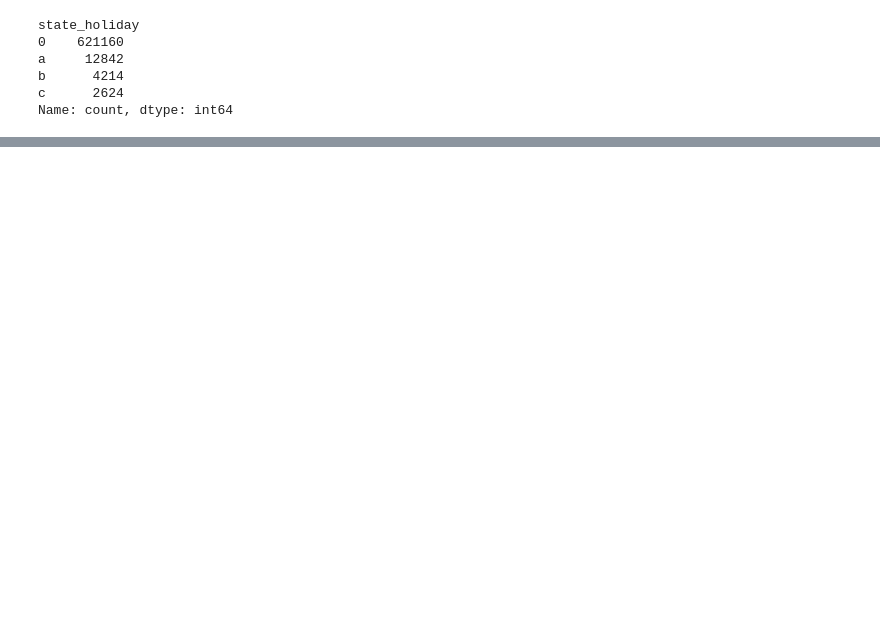
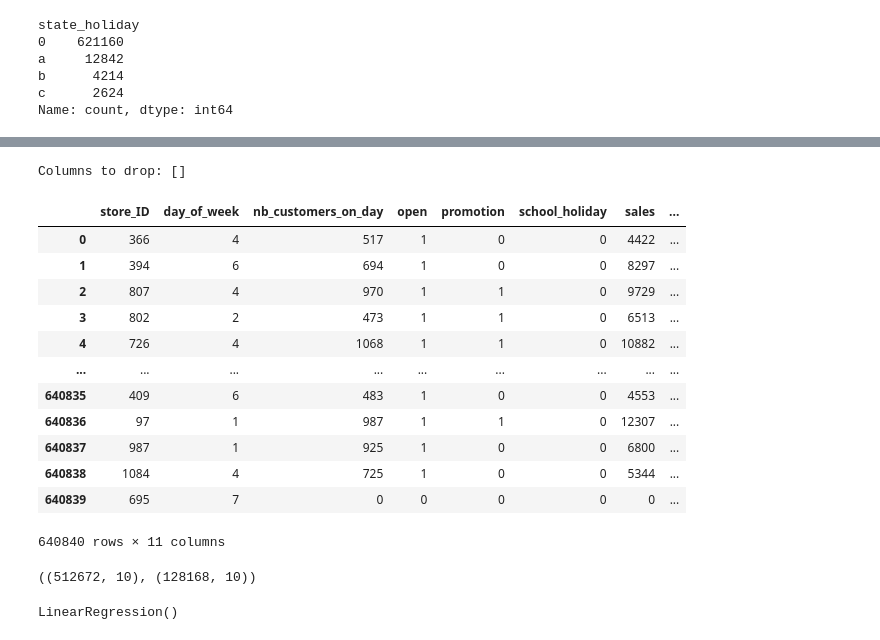
Before and after one commit to perlati/Mini-Project---G2, a Jupyter notebook: sales_g2.ipynb, the cells around one changed output, grey strips where cells are left out. Cells and saved outputs as stored; diff of their text form; code cells hidden in the pictures; blank space fills up the shorter version.

```diff
--- a/sales_g2.ipynb
+++ b/sales_g2.ipynb
@@ -147,4 +311,70 @@ Name: count, dtype: int64
+# %%
+# Identify and drop highly correlated features
+
+threshold = 0.9
+
+#Select the upper triangle of the correlation matrix
+upper = corr_matrix.where(np.triu(np.ones(corr_matrix.shape), k=1).astype(bool))
+
+# Find columns with correlation > threshold
+to_drop = [column for column in upper.columns if any(upper[column].abs() > threshold)]
+
+#show columns to drop
+print("Columns to drop:", to_drop)
+
+# Drop them
+sales_dummy.drop(columns=to_drop)
+# %% [output]
+Columns to drop: []
+|  | store_ID | day_of_week | nb_customers_on_day | open | promotion | school_holiday | sales | ... |
+| 0 | 366 | 4 | 517 | 1 | 0 | 0 | 4422 | ... |
+| 1 | 394 | 6 | 694 | 1 | 0 | 0 | 8297 | ... |
+| 2 | 807 | 4 | 970 | 1 | 1 | 0 | 9729 | ... |
+| 3 | 802 | 2 | 473 | 1 | 1 | 0 | 6513 | ... |
+| 4 | 726 | 4 | 1068 | 1 | 1 | 0 | 10882 | ... |
+| ... | ... | ... | ... | ... | ... | ... | ... | ... |
+| 640835 | 409 | 6 | 483 | 1 | 0 | 0 | 4553 | ... |
+| 640836 | 97 | 1 | 987 | 1 | 1 | 0 | 12307 | ... |
+| 640837 | 987 | 1 | 925 | 1 | 0 | 0 | 6800 | ... |
+| 640838 | 1084 | 4 | 725 | 1 | 0 | 0 | 5344 | ... |
+| 640839 | 695 | 7 | 0 | 0 | 0 | 0 | 0 | ... |
+640840 rows × 11 columns
 # %%
+# Split the data into training and testing sets
+
 from sklearn.model_selection import train_test_split
 
 from sklearn.model_selection import train_test_split
+
+
+# Separate predictors (X) and target (y)
+X = sales_dummy.drop(columns='sales')  # Replace 'Type' with your actual target column if different
+y = sales_dummy['sales']
+
+# Split: 80% training, 20% testing
+X_train, X_test, y_train, y_test = train_test_split(X, y, test_size=0.2, random_state=42)
+
+# Confirm dimensions
+X_train.shape, X_test.shape
+# %% [output]
+((512672, 10), (128168, 10))
+# %%
+# Preprocess the data: Scaling
+
+from sklearn.impute import SimpleImputer
+from sklearn.linear_model import LinearRegression
+from sklearn.preprocessing import StandardScaler
+
+scaler = StandardScaler()
+
+# Fit scaler only on training set
+X_train_scaled = scaler.fit_transform(X_train)
+
+# Apply same transformation to test set
+X_test_scaled = scaler.transform(X_test)
+
+# Fit model
+lin_reg = LinearRegression()
+lin_reg.fit(X_train_scaled, y_train)
+# %% [output]
+LinearRegression()
```
Also changed, not shown: parts of 22 cells of this notebook, 4 other files.
